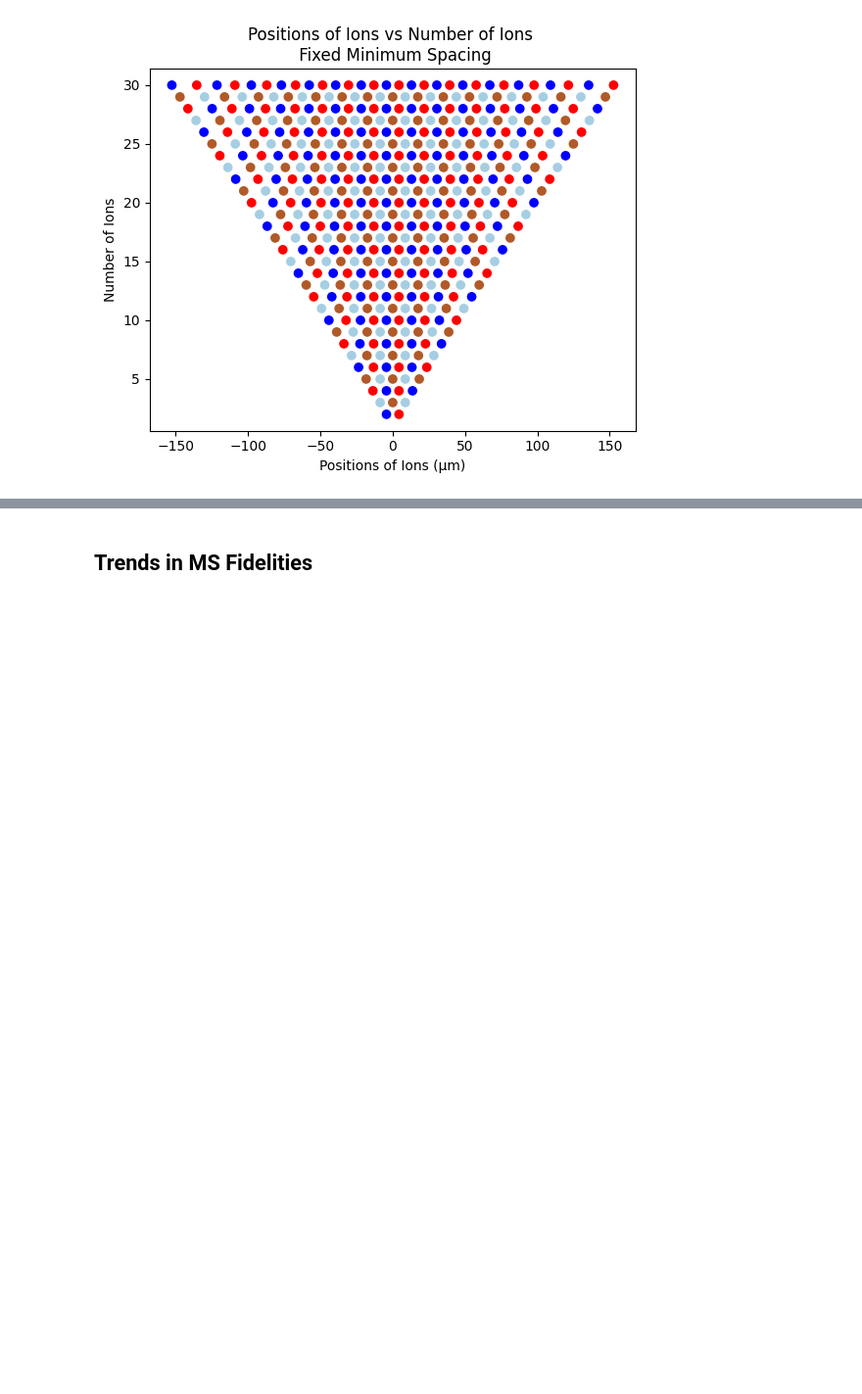
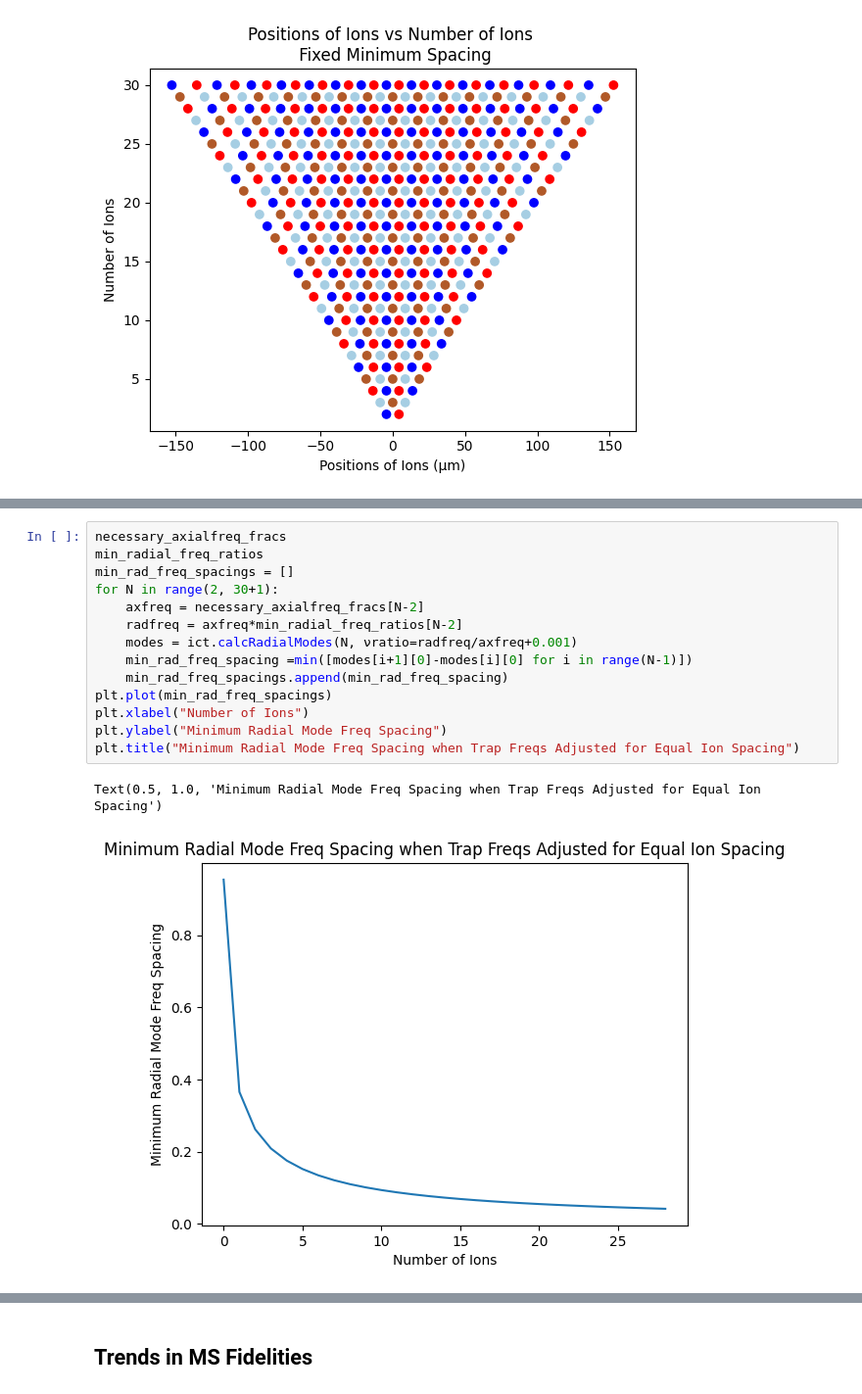
Before and after one commit to SQRLab/XTalkRobustMS, a Jupyter notebook: OC_trends.ipynb, the cells around one changed output, grey strips where cells are left out. Shown at 98% size. Saved outputs shown, nothing was run; the diff lists cells and outputs as text; blank space fills up the shorter version.

```diff
--- a/OC_trends.ipynb
+++ b/OC_trends.ipynb
@@ -142,0 +159,17 @@ ax.set_ylabel('Number of Ions');
+# %%
+necessary_axialfreq_fracs
+min_radial_freq_ratios
+min_rad_freq_spacings = []
+for N in range(2, 30+1):
+    axfreq = necessary_axialfreq_fracs[N-2]
+    radfreq = axfreq*min_radial_freq_ratios[N-2]
+    modes = ict.calcRadialModes(N, νratio=radfreq/axfreq+0.001)
+    min_rad_freq_spacing =min([modes[i+1][0]-modes[i][0] for i in range(N-1)])
+    min_rad_freq_spacings.append(min_rad_freq_spacing)
+plt.plot(min_rad_freq_spacings)
+plt.xlabel("Number of Ions")
+plt.ylabel("Minimum Radial Mode Freq Spacing")
+plt.title("Minimum Radial Mode Freq Spacing when Trap Freqs Adjusted for Equal Ion Spacing")
+# %% [output]
+Text(0.5, 1.0, 'Minimum Radial Mode Freq Spacing when Trap Freqs Adjusted for Equal Ion Spacing')
+[figure, added]
```
Also changed, not shown: parts of 5 cells of this notebook, 6 other files.
